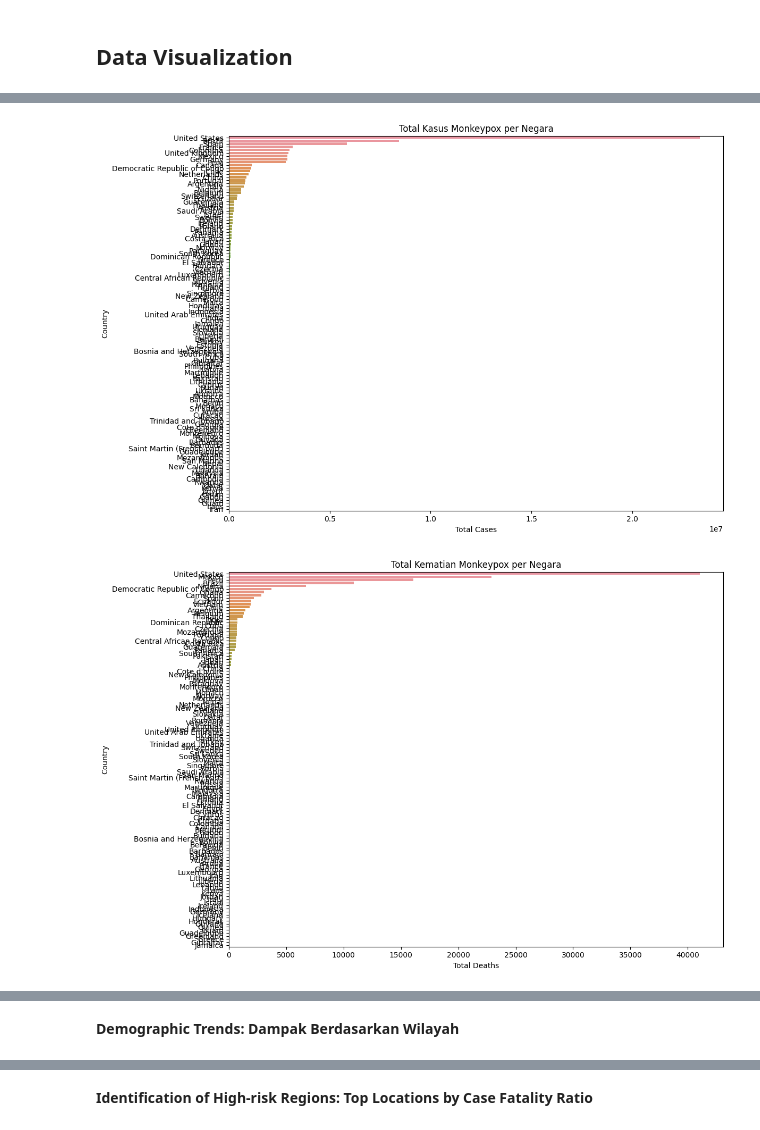
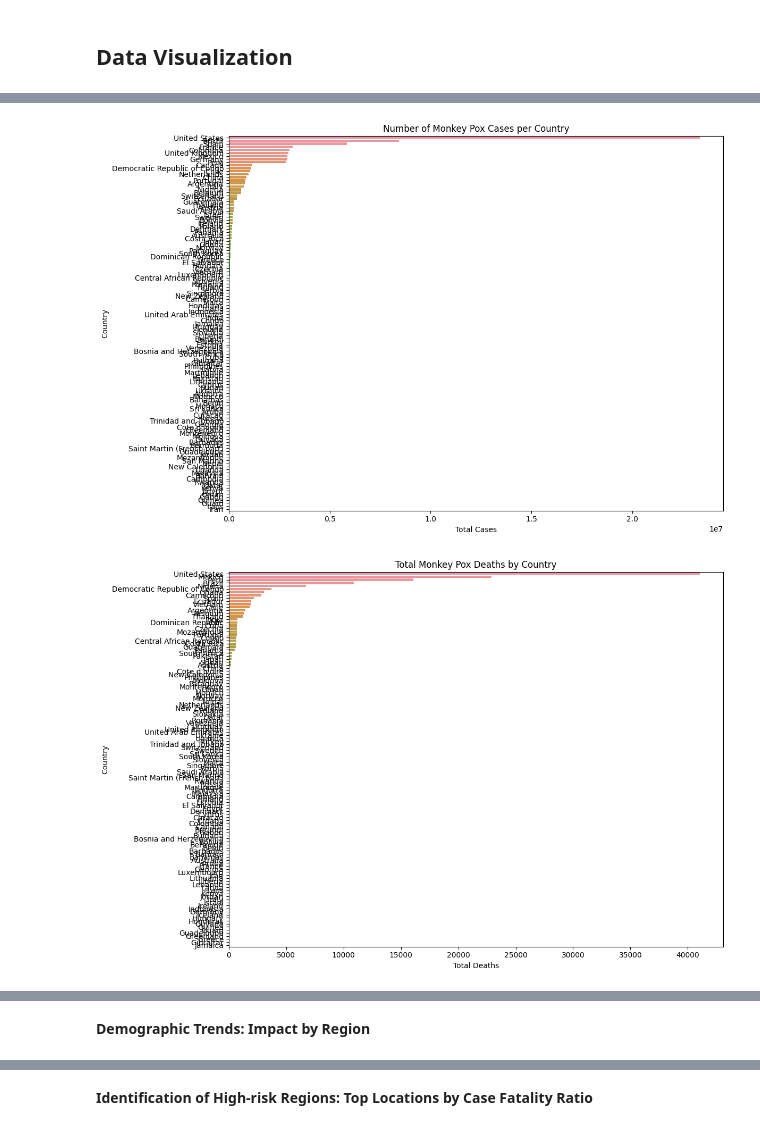
Before and after one commit to RyanGA09/DataAnalyst-ImpactAnalysisOfMonkeypoxCaseStudy, a Jupyter notebook: Notebook.ipynb, the cells around one changed output, grey strips where cells are left out. Drawn from its saved outputs; the diff is of its cells as text; code cells hidden in the pictures.

```diff
--- a/Notebook.ipynb
+++ b/Notebook.ipynb
@@ -101,7 +102,7 @@ import seaborn as sns
 ### Gathering Data (Import File)
 # %%
 # Load the dataset
-file_path = 'monkeypox.csv'
+file_path = 'data/monkeypox.csv'
 df = pd.read_csv(file_path)
 # %%
 # Convert 'date' column to datetime for easier analysis
@@ -661,39 +542,39 @@ plt.show()
 # %%
-# Visualisasi: Total Kasus per Negara
+# Visualization: Total Cases per Country
 plt.figure(figsize=(12, 8))
 sns.barplot(x='total_cases', y='location', data=data_grouped_by_location_countries.sort_values('total_cases', ascending=False))
-plt.title('Total Kasus Monkeypox per Negara')
+plt.title('Number of Monkey Pox Cases per Country')
 plt.xlabel('Total Cases')
 plt.ylabel('Country')
 plt.tight_layout()
 plt.show()
 
-# Visualisasi: Total Kematian per Negara
+# Visualization: Total Deaths per Country
 plt.figure(figsize=(12, 8))
 sns.barplot(x='total_deaths', y='location', data=data_grouped_by_location_countries.sort_values('total_deaths', ascending=False))
-plt.title('Total Kematian Monkeypox per Negara')
+plt.title('Total Monkey Pox Deaths by Country')
 plt.xlabel('Total Deaths')
 plt.ylabel('Country')
 plt.tight_layout()
 plt.show()
 
-# Visualisasi: Total Kasus dan Kematian per Wilayah/Benua
+# Visualization: Number of Cases and Deaths by Region/Continent
 plt.figure(figsize=(12, 8))
 sns.barplot(x='total_cases', y='location', data=data_grouped_by_location_regions.sort_values('total_cases', ascending=False))
-plt.title('Total Kasus Monkeypox per Wilayah/Benua')
+plt.title('Number of Monkey Pox Cases by Region/Continent')
 plt.xlabel('Total Cases')
-plt.ylabel('Region/Continent')
+plt.ylabel('Regions/Continents')
 plt.tight_layout()
 plt.show()
 
-# Visualisasi: Total Kasus dan Kematian per Wilayah/Benua
+# Visualization: Total Cases and Deaths by Region/Continent
 plt.figure(figsize=(12, 8))
 sns.barplot(x='total_deaths', y='location', data=data_grouped_by_location_regions.sort_values('total_deaths', ascending=False))
-plt.title('Total Kematian Monkeypox Wilayah/Benua')
+plt.title('Number of Monkey Pox Deaths by Region/Continent')
 plt.xlabel('Total Deaths')
 plt.ylabel('Region/Continent')
 plt.tight_layout()
 plt.show()
 # %% [output]
-[figure, old version]
+[figure, new version]
 [figure]
@@ -702,3 +583,3 @@ plt.show()
 # %% [markdown]
-**Demographic Trends: Dampak Berdasarkan Wilayah**
+**Demographic Trends: Impact by Region**
 # %%
```
Also changed, not shown: parts of 44 cells of this notebook, 2 other files.
